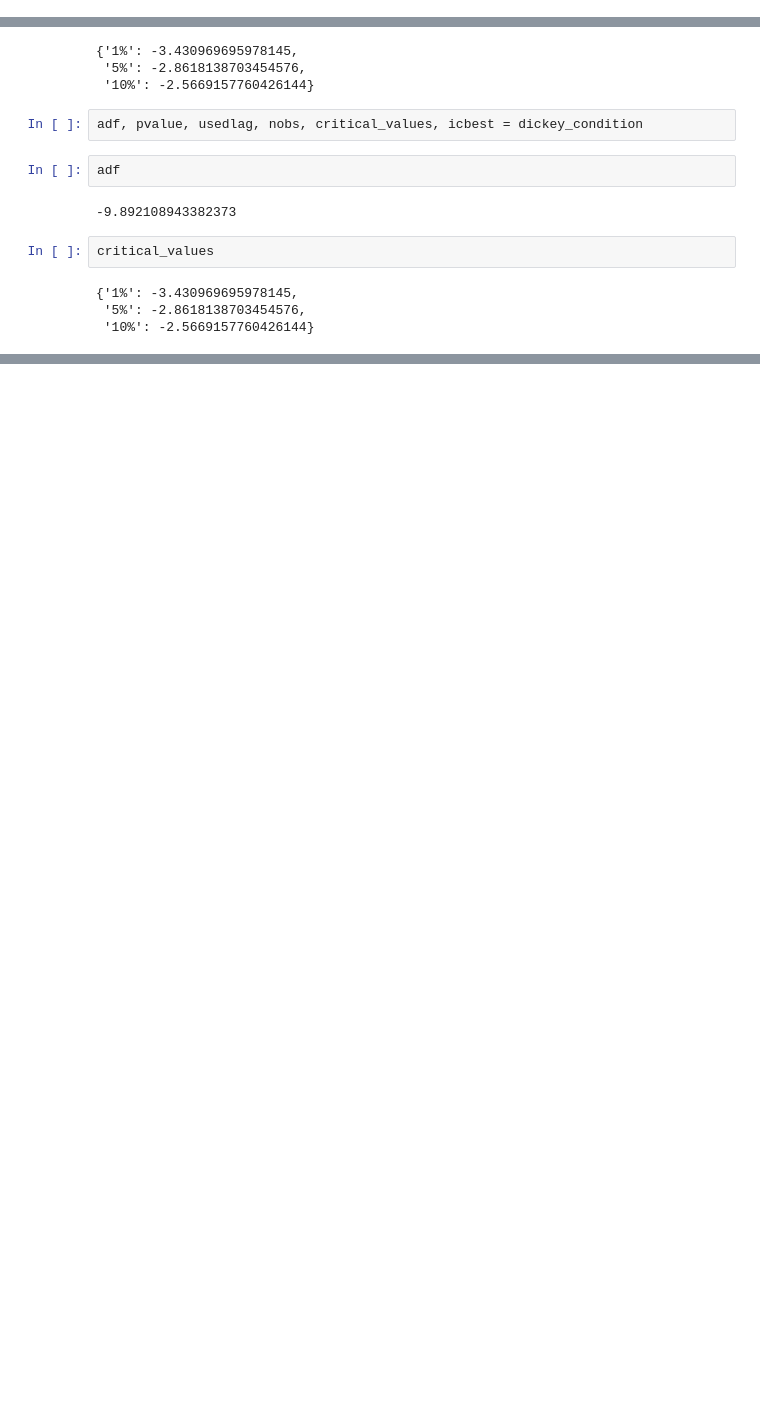
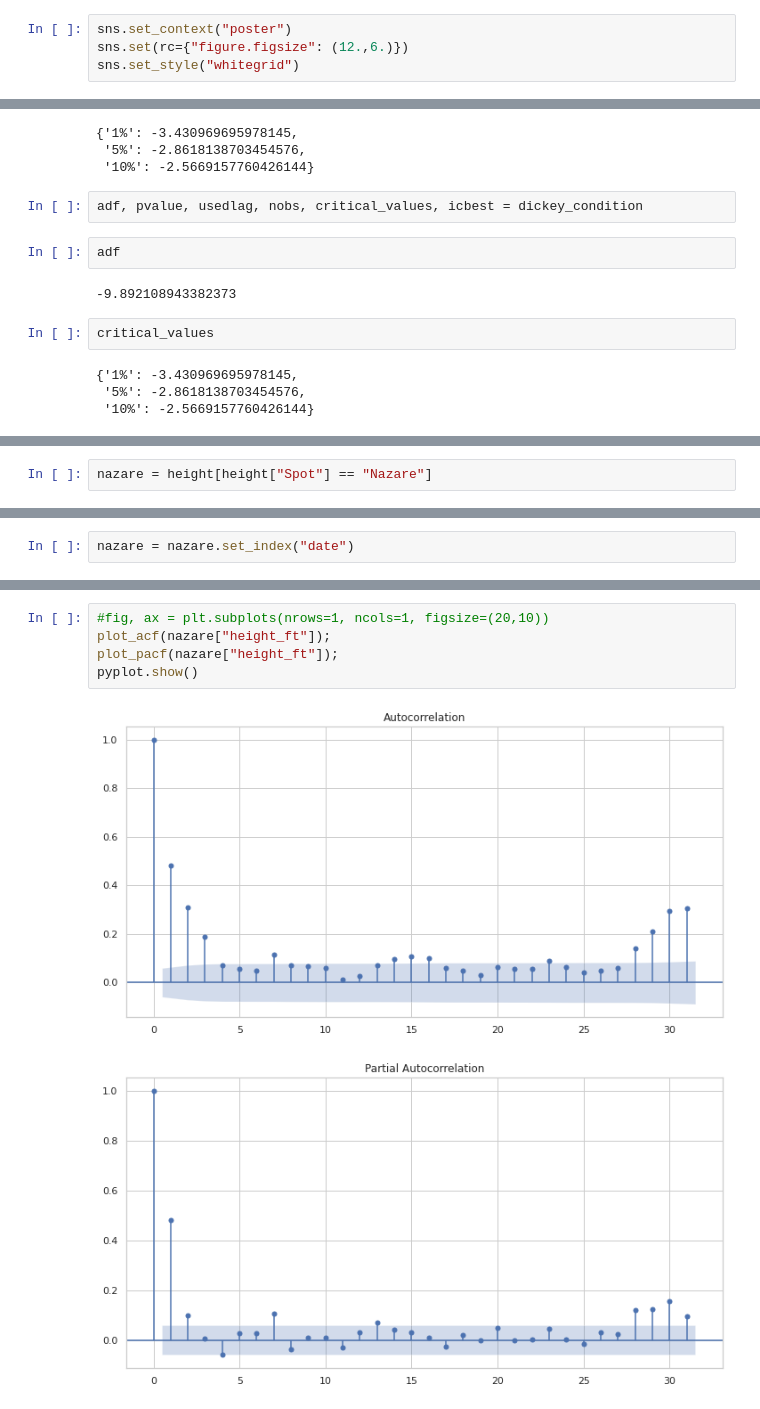
Before and after one commit to lukesmith194/SurfScanner, a Jupyter notebook: Time series.ipynb, the cells around one changed output, grey strips where cells are left out. Saved outputs shown, nothing was run; the diff lists cells and outputs as text; blank space fills up the shorter version.

```diff
--- a/Time series.ipynb
+++ b/Time series.ipynb
@@ -3,3 +13,7 @@ import pandas as pd
+# %%
+sns.set_context("poster")
+sns.set(rc={"figure.figsize": (12.,6.)})
+sns.set_style("whitegrid")
 # %%
 df_2020= pd.read_csv (r'full_2020.csv')
 df_2019 = pd.read_csv (r'full_2019.csv')
@@ -151,0 +175,2 @@ critical_values
+# %%
+nazare = height[height["Spot"] == "Nazare"]
@@ -151,0 +183,2 @@ critical_values
+# %%
+nazare = nazare.set_index("date")
@@ -151,0 +213,8 @@ critical_values
+# %%
+#fig, ax = plt.subplots(nrows=1, ncols=1, figsize=(20,10))
+plot_acf(nazare["height_ft"]);
+plot_pacf(nazare["height_ft"]);
+pyplot.show()
+# %% [output]
+[figure, added]
+[figure, added]
```
Also changed, not shown: parts of 12 cells of this notebook, 1 other file.
